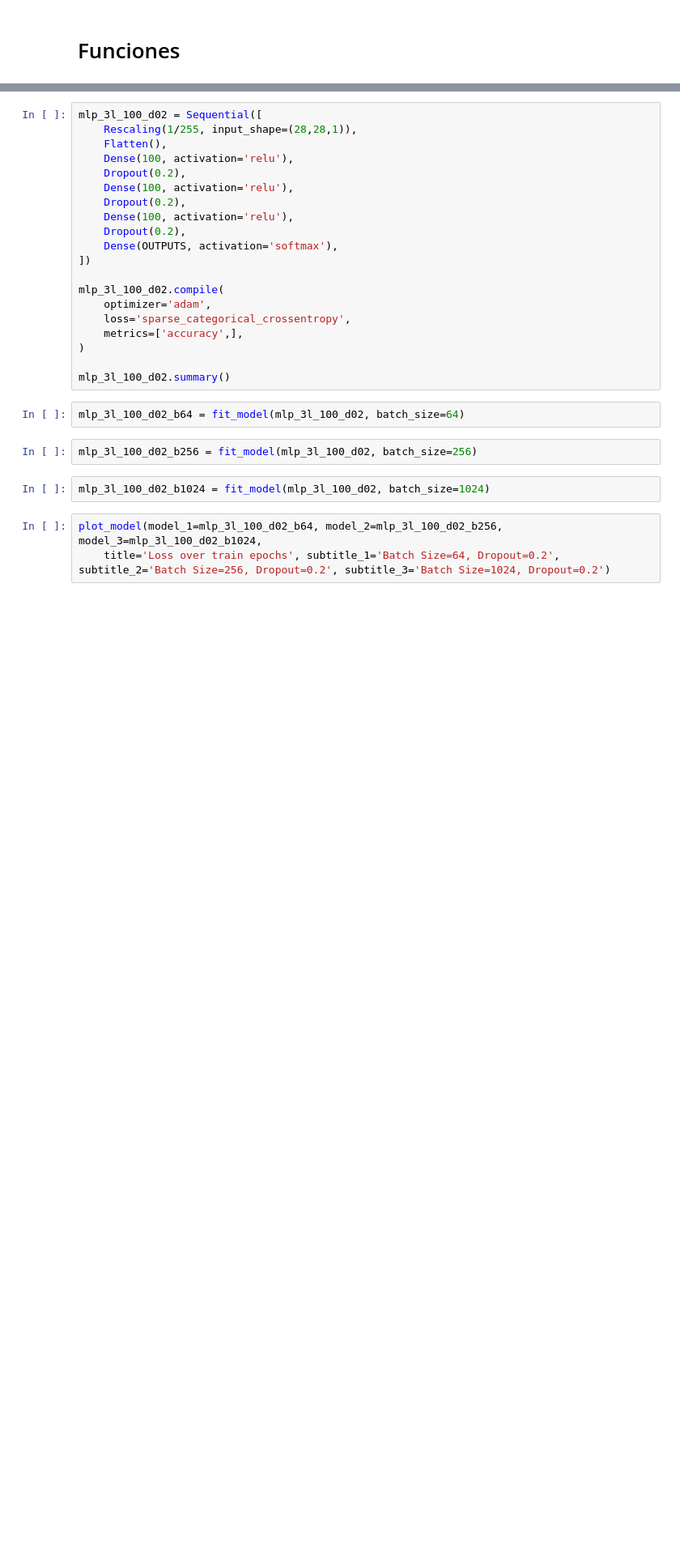
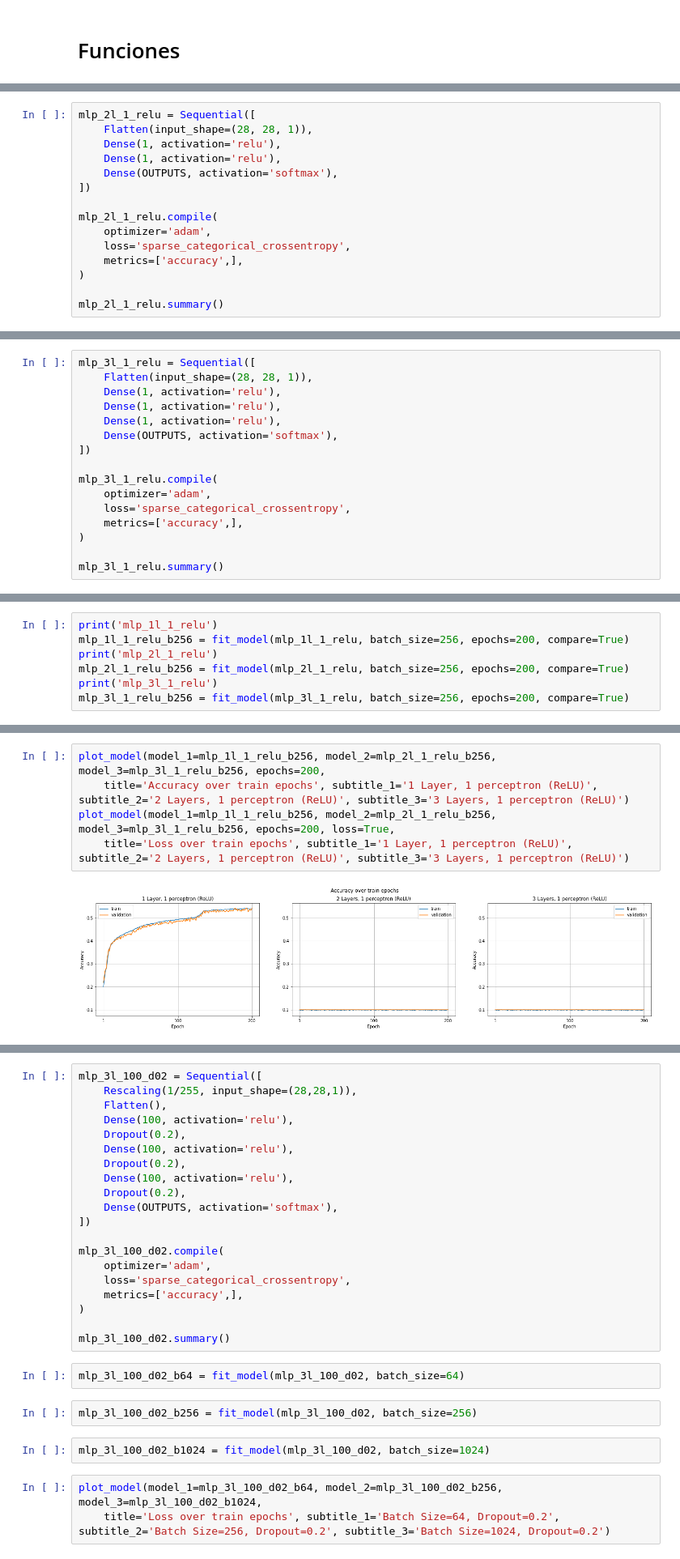
Before and after one commit to Ganymede23/UCSE-TP-ML-2022, a Jupyter notebook: tp3_fashion_mnist.ipynb, the cells around one changed output, grey strips where cells are left out. Shown at 81% size. Cells and saved outputs as stored; diff of their text form; blank space fills up the shorter version.

```diff
--- a/tp3_fashion_mnist.ipynb
+++ b/tp3_fashion_mnist.ipynb
@@ -894,0 +478,15 @@ Procedemos a testear la primer situación, utilizando capas de Dropout entre las
+# %%
+mlp_2l_1_relu = Sequential([
+    Flatten(input_shape=(28, 28, 1)),
+    Dense(1, activation='relu'),
+    Dense(1, activation='relu'),
+    Dense(OUTPUTS, activation='softmax'),
+])
+
+mlp_2l_1_relu.compile(
+    optimizer='adam',
+    loss='sparse_categorical_crossentropy',
+    metrics=['accuracy',],
+)
+
+mlp_2l_1_relu.summary()
@@ -894,0 +511,16 @@ Procedemos a testear la primer situación, utilizando capas de Dropout entre las
+# %%
+mlp_3l_1_relu = Sequential([
+    Flatten(input_shape=(28, 28, 1)),
+    Dense(1, activation='relu'),
+    Dense(1, activation='relu'),
+    Dense(1, activation='relu'),
+    Dense(OUTPUTS, activation='softmax'),
+])
+
+mlp_3l_1_relu.compile(
+    optimizer='adam',
+    loss='sparse_categorical_crossentropy',
+    metrics=['accuracy',],
+)
+
+mlp_3l_1_relu.summary()
@@ -894,0 +547,7 @@ Procedemos a testear la primer situación, utilizando capas de Dropout entre las
+# %%
+print('mlp_1l_1_relu')
+mlp_1l_1_relu_b256 = fit_model(mlp_1l_1_relu, batch_size=256, epochs=200, compare=True)
+print('mlp_2l_1_relu')
+mlp_2l_1_relu_b256 = fit_model(mlp_2l_1_relu, batch_size=256, epochs=200, compare=True)
+print('mlp_3l_1_relu')
+mlp_3l_1_relu_b256 = fit_model(mlp_3l_1_relu, batch_size=256, epochs=200, compare=True)
@@ -894,0 +567,7 @@ Procedemos a testear la primer situación, utilizando capas de Dropout entre las
+# %%
+plot_model(model_1=mlp_1l_1_relu_b256, model_2=mlp_2l_1_relu_b256, model_3=mlp_3l_1_relu_b256, epochs=200,
+    title='Accuracy over train epochs', subtitle_1='1 Layer, 1 perceptron (ReLU)', subtitle_2='2 Layers, 1 perceptron (ReLU)', subtitle_3='3 Layers, 1 perceptron (ReLU)')
+plot_model(model_1=mlp_1l_1_relu_b256, model_2=mlp_2l_1_relu_b256, model_3=mlp_3l_1_relu_b256, epochs=200, loss=True,
+    title='Loss over train epochs', subtitle_1='1 Layer, 1 perceptron (ReLU)', subtitle_2='2 Layers, 1 perceptron (ReLU)', subtitle_3='3 Layers, 1 perceptron (ReLU)')
+# %% [output]
+[figure, added]
```
Also changed, not shown: parts of 125 cells of this notebook.
